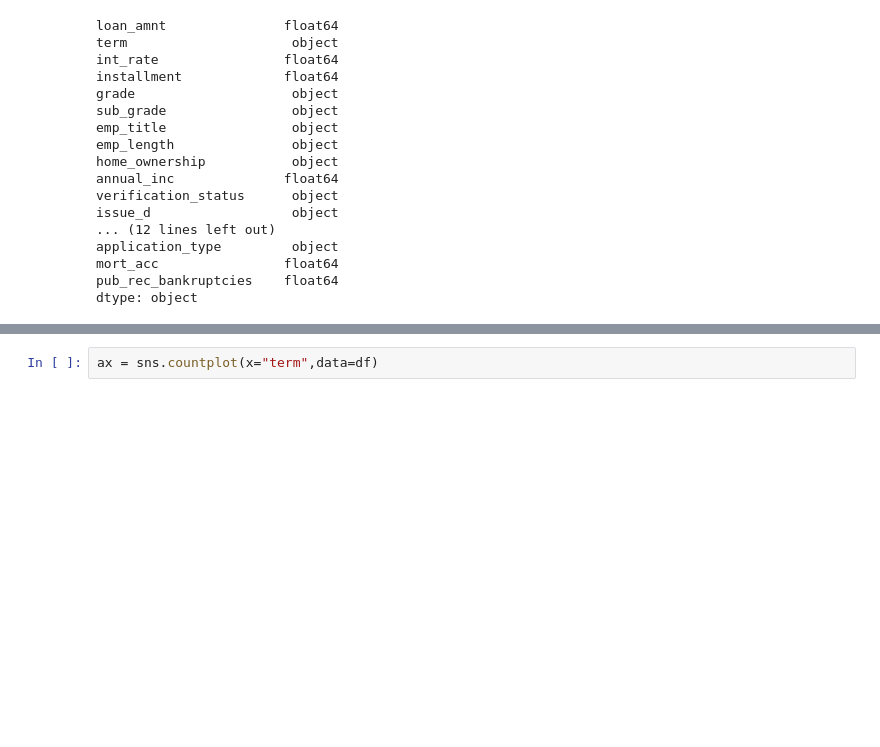
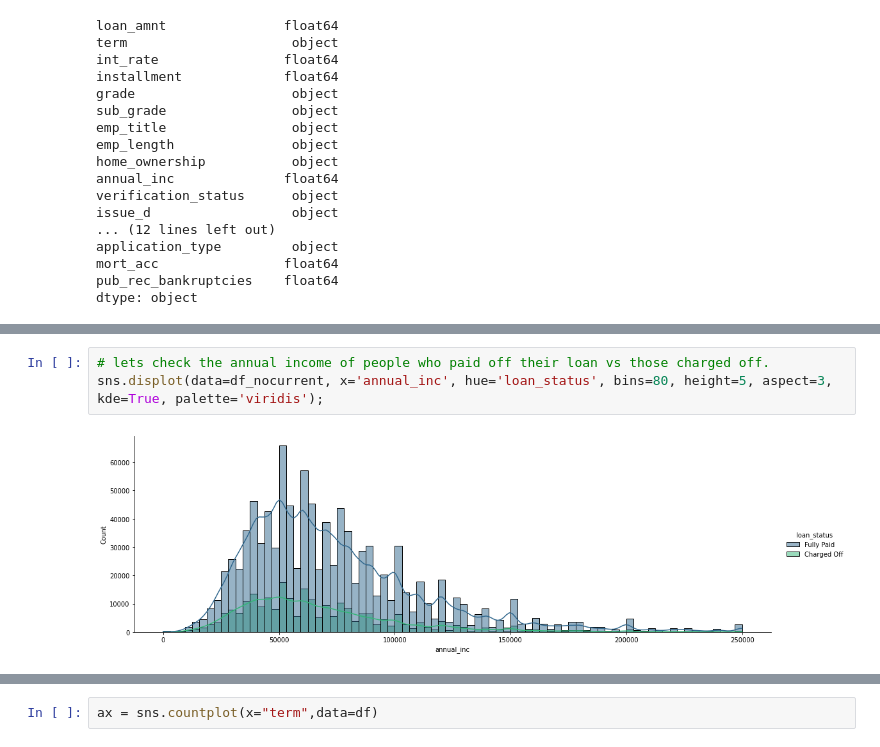
Before and after one commit to laussin86/Capstone-project, a Jupyter notebook: Loan_Default_Project.ipynb, the cells around one changed output, grey strips where cells are left out. Drawn from its saved outputs; the diff is of its cells as text; blank space fills up the shorter version.

```diff
--- a/Loan_Default_Project.ipynb
+++ b/Loan_Default_Project.ipynb
@@ -240,0 +158,5 @@ plt.hist(df['int_rate'])
+# %%
+# lets check the annual income of people who paid off their loan vs those charged off.
+sns.displot(data=df_nocurrent, x='annual_inc', hue='loan_status', bins=80, height=5, aspect=3, kde=True, palette='viridis');
+# %% [output]
+[figure, added]
```
Also changed, not shown: parts of 81 cells of this notebook.
